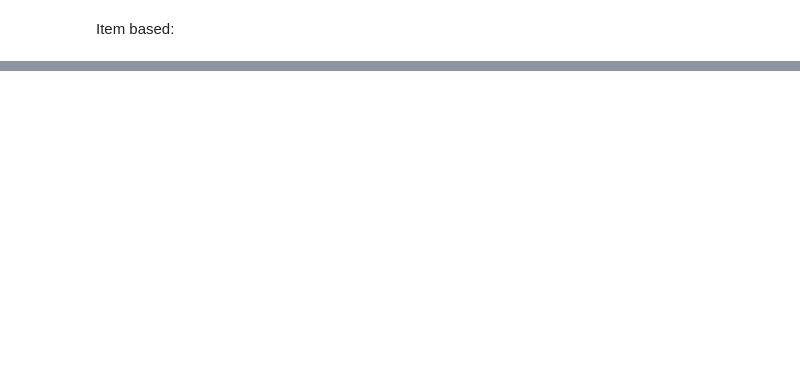
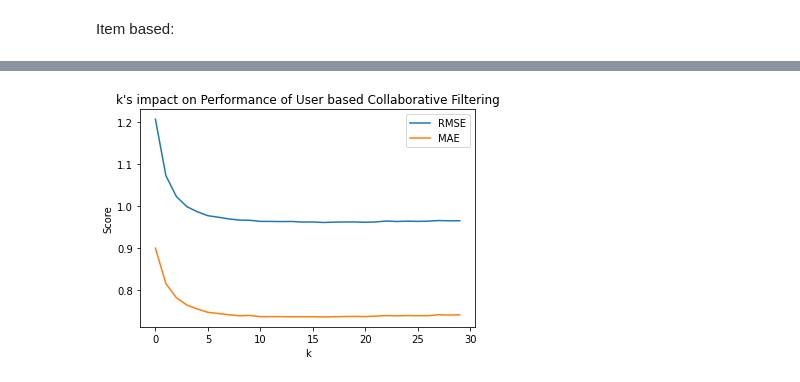
Before and after one commit to ayberkcorp/cap5610-machine_learning, a Jupyter notebook: hw6/code.ipynb, the cells around one changed output, grey strips where cells are left out. Drawn from its saved outputs; the diff is of its cells as text; code cells hidden in the pictures; blank space fills up the shorter version.

```diff
--- a/hw6/code.ipynb
+++ b/hw6/code.ipynb
@@ -197,0 +222,25 @@ ax.bar(['cosine', 'MSD', 'Pearson'],
+# %%
+import numpy as np
+from surprise import KNNBasic
+
+max_k = 30
+user_rmse_k = []
+user_mae_k = []
+
+for i in range(1, max_k + 1):
+  algo = KNNBasic(k=i, sim_options={'name': 'msd', 'user_based': True}, verbose=False)
+  user_results_msd = cross_validate(algo, ratings_data, measures=['MAE', 'RMSE'], cv=5)
+  user_rmse_k.append(np.average(user_results_msd.get('test_rmse')))
+  user_mae_k.append(np.average(user_results_msd.get('test_mae')))
+
+fig = plt.figure()
+ax = plt.axes()
+k_range = np.arange(0, max_k)
+ax.plot(k_range, user_rmse_k, label='RMSE')
+ax.plot(k_range, user_mae_k, label='MAE')
+plt.title('k\'s impact on Performance of User based Collaborative Filtering')
+ax.set_xlabel('k')
+ax.set_ylabel('Score')
+plt.legend();
+# %% [output]
+[figure, added]
```
Also changed, not shown: parts of 16 cells of this notebook.
